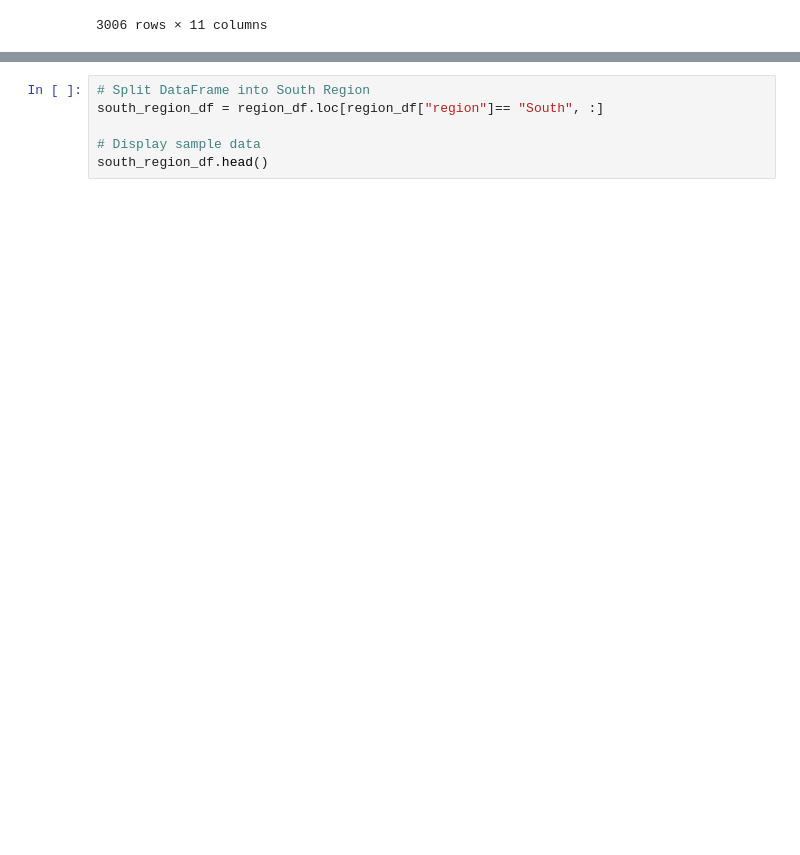
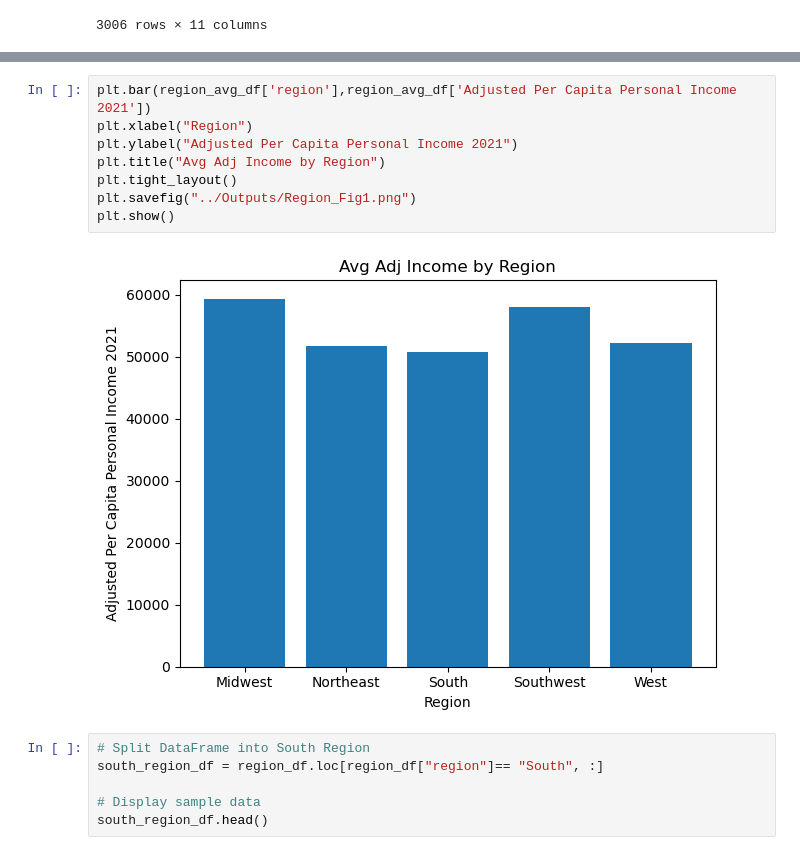
Before and after one commit to Amyebaker/Project1, a Jupyter notebook: Data_Analysis/Project1_Analysis.ipynb, the cells around one changed output, grey strips where cells are left out. Saved outputs shown, nothing was run; the diff lists cells and outputs as text; blank space fills up the shorter version.

```diff
--- a/Data_Analysis/Project1_Analysis.ipynb
+++ b/Data_Analysis/Project1_Analysis.ipynb
@@ -356,3 +355,13 @@ region_avg_df
+# %%
+plt.bar(region_avg_df['region'],region_avg_df['Adjusted Per Capita Personal Income 2021'])
+plt.xlabel("Region")
+plt.ylabel("Adjusted Per Capita Personal Income 2021")
+plt.title("Avg Adj Income by Region")
+plt.tight_layout()
+plt.savefig("../Outputs/Region_Fig1.png")
+plt.show()
+# %% [output]
+[figure, added]
 # %%
 # Split DataFrame into South Region
 south_region_df = region_df.loc[region_df["region"]== "South", :]
```
Also changed, not shown: parts of 13 cells of this notebook, 2 other files.
